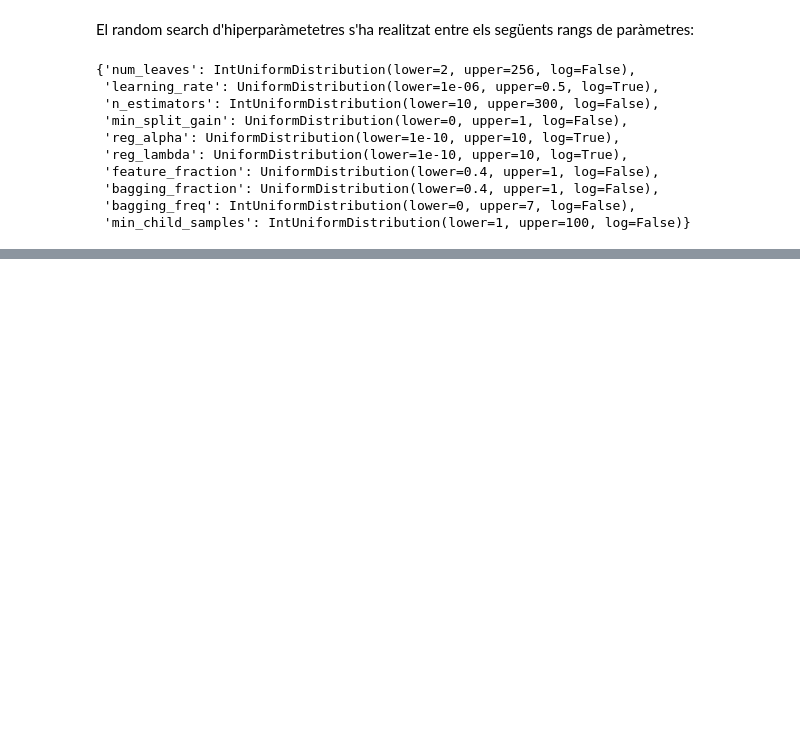
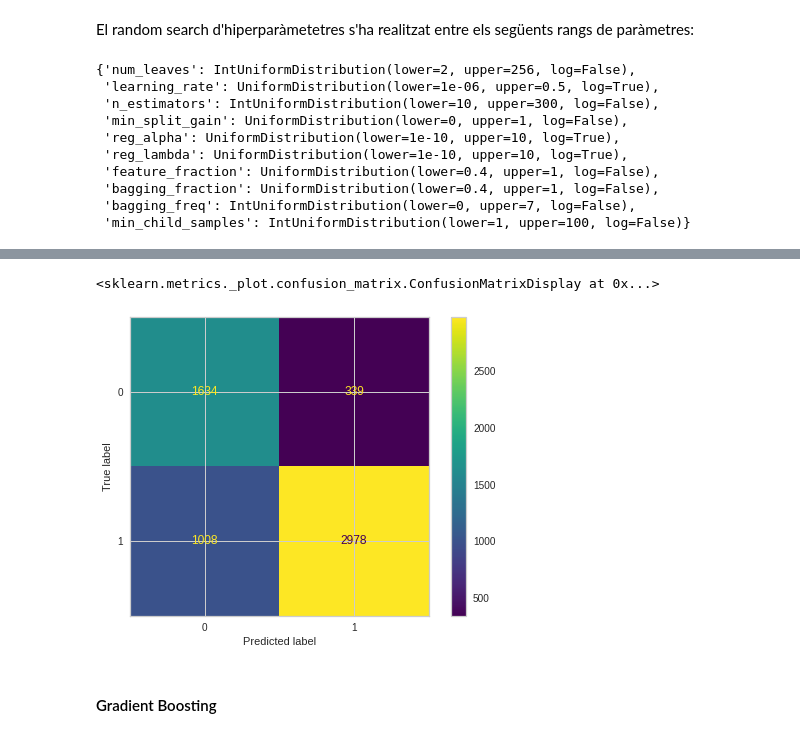
Before and after one commit to isotopi/Android_Permission, a Jupyter notebook: notebooks/android_permission.ipynb, the cells around one changed output, grey strips where cells are left out. Cells and saved outputs as stored; diff of their text form; code cells hidden in the pictures; blank space fills up the shorter version.

```diff
--- a/notebooks/android_permission.ipynb
+++ b/notebooks/android_permission.ipynb
@@ -513,0 +591,4 @@ plot_model(tuned_lgb_random, 'class_report')
+# %%
+X = df.drop('Class', axis = 1)
+y = df['Class']
+X_train, X_test, y_train, y_test = train_test_split(X, y, test_size = 0.2, random_state = 101)
@@ -513,0 +611,10 @@ plot_model(tuned_lgb_random, 'class_report')
+# %%
+rf = RandomForestClassifier(bootstrap=False, ccp_alpha=0.0, class_weight={},
+                       criterion='entropy', max_depth=5, max_features=1.0,
+                       max_leaf_nodes=None, max_samples=None,
+                       min_impurity_decrease=0.0002, min_impurity_split=None,
+                       min_samples_leaf=5, min_samples_split=10,
+                       min_weight_fraction_leaf=0.0, n_estimators=150,
+                       n_jobs=-1, oob_score=False, random_state=123, verbose=0,
+                       warm_start=False)
+rf.fit(X_train, y_train)
@@ -513,0 +645,7 @@ plot_model(tuned_lgb_random, 'class_report')
+# %%
+plot_confusion_matrix(rf, X_test, y_test)
+# %% [output]
+<sklearn.metrics._plot.confusion_matrix.ConfusionMatrixDisplay at 0x...>
+[figure, added]
+# %% [markdown]
+#### Gradient Boosting
```
Also changed, not shown: parts of 56 cells of this notebook.
